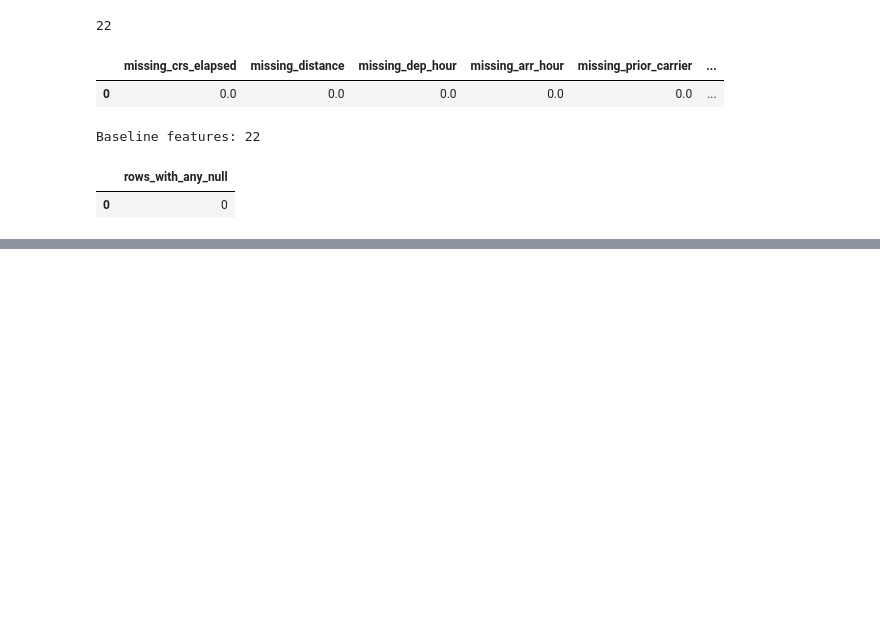
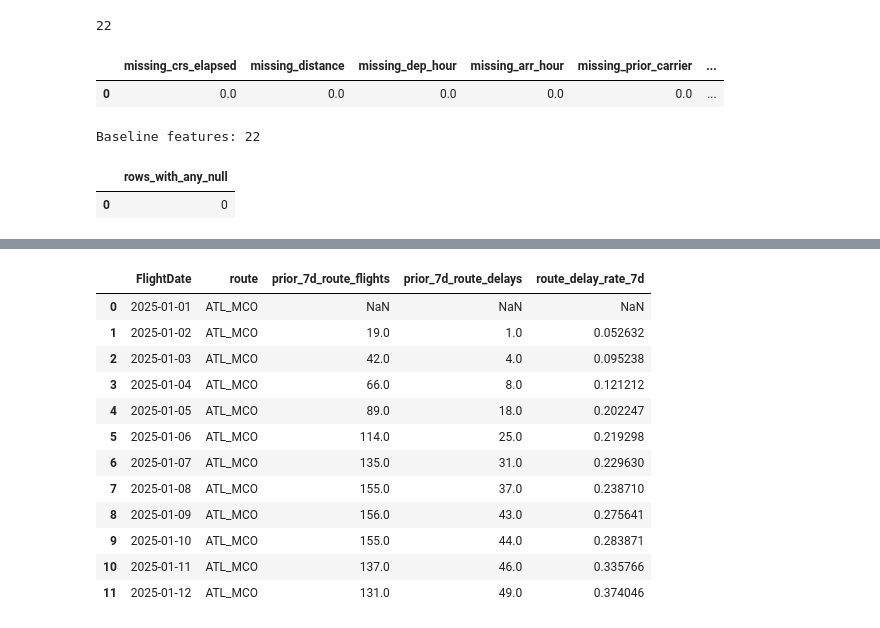
Before and after one commit to ttashi7/flight-operations-intelligence, a Jupyter notebook: notebooks/02_baseline_model.ipynb, the cells around one changed output, grey strips where cells are left out. Drawn from its saved outputs; the diff is of its cells as text; code cells hidden in the pictures; blank space fills up the shorter version.

```diff
--- a/notebooks/02_baseline_model.ipynb
+++ b/notebooks/02_baseline_model.ipynb
@@ -1436,0 +2097,22 @@ null_counts
+# %%
+con.sql("""
+SELECT *
+FROM route_7d_rates
+WHERE route = 'ATL_MCO'
+ORDER BY FlightDate
+LIMIT 12
+""").df()
+# %% [output]
+|  | FlightDate | route | prior_7d_route_flights | prior_7d_route_delays | route_delay_rate_7d |
+| 0 | 2025-01-01 | ATL_MCO | NaN | NaN | NaN |
+| 1 | 2025-01-02 | ATL_MCO | 19.0 | 1.0 | 0.052632 |
+| 2 | 2025-01-03 | ATL_MCO | 42.0 | 4.0 | 0.095238 |
+| 3 | 2025-01-04 | ATL_MCO | 66.0 | 8.0 | 0.121212 |
+| 4 | 2025-01-05 | ATL_MCO | 89.0 | 18.0 | 0.202247 |
+| 5 | 2025-01-06 | ATL_MCO | 114.0 | 25.0 | 0.219298 |
+| 6 | 2025-01-07 | ATL_MCO | 135.0 | 31.0 | 0.229630 |
+| 7 | 2025-01-08 | ATL_MCO | 155.0 | 37.0 | 0.238710 |
+| 8 | 2025-01-09 | ATL_MCO | 156.0 | 43.0 | 0.275641 |
+| 9 | 2025-01-10 | ATL_MCO | 155.0 | 44.0 | 0.283871 |
+| 10 | 2025-01-11 | ATL_MCO | 137.0 | 46.0 | 0.335766 |
+| 11 | 2025-01-12 | ATL_MCO | 131.0 | 49.0 | 0.374046 |
```
Also changed, not shown: parts of 97 cells of this notebook.
